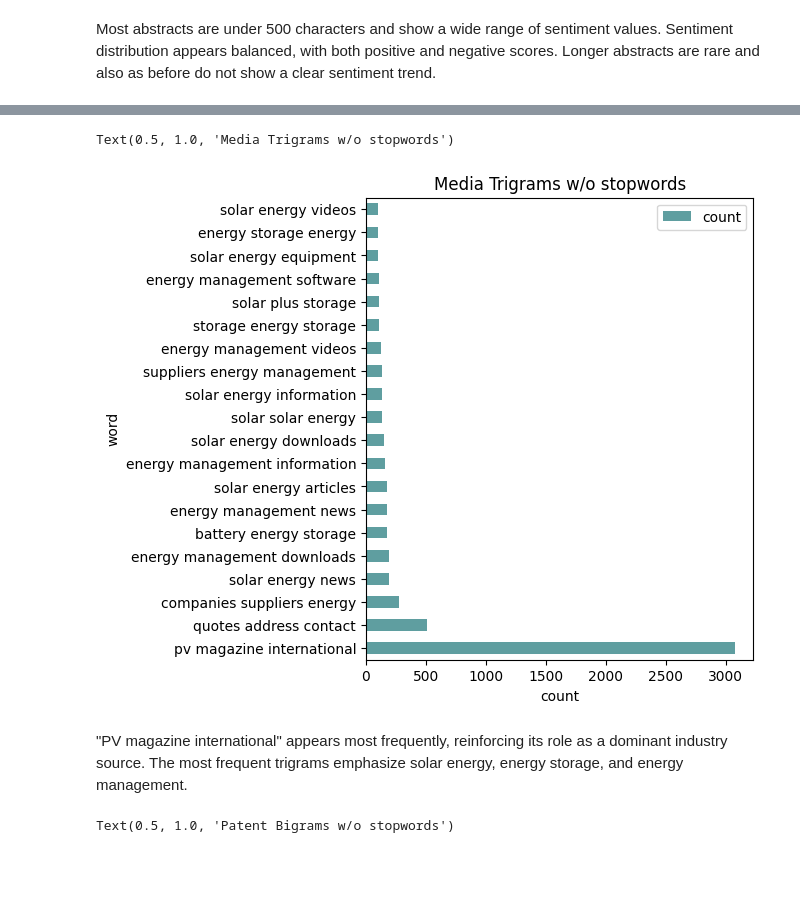
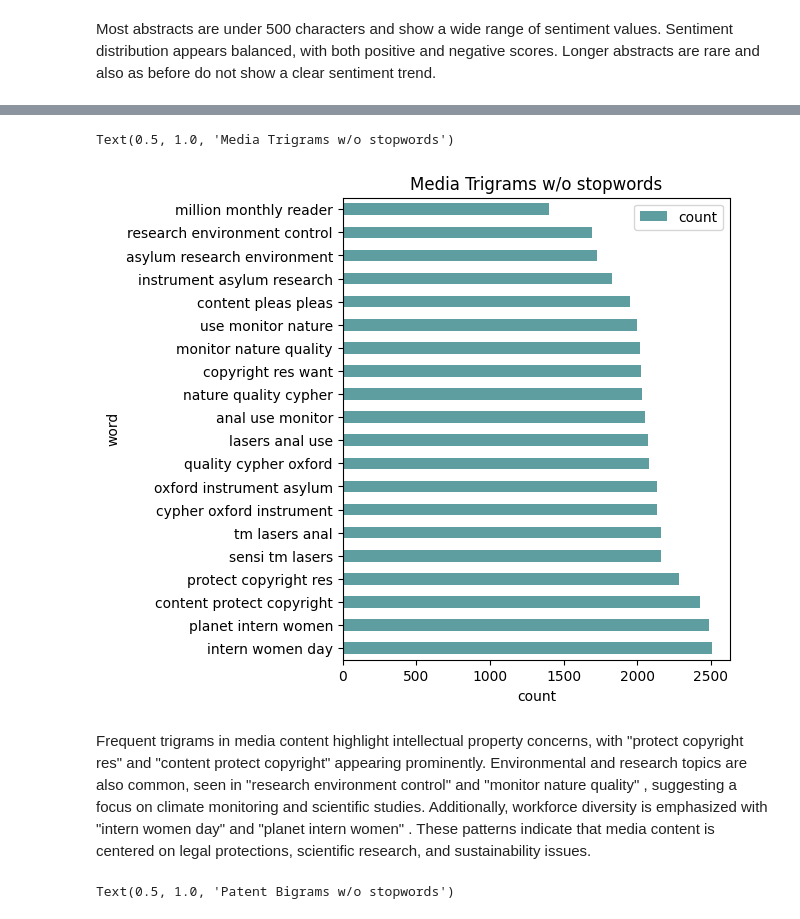
Before and after one commit to cmimholz/computational-language-technology-project, a Jupyter notebook: notebooks/stage1.ipynb, the cells around one changed output, grey strips where cells are left out. Cells and saved outputs as stored; diff of their text form; code cells hidden in the pictures; blank space fills up the shorter version.

```diff
--- a/notebooks/stage1.ipynb
+++ b/notebooks/stage1.ipynb
@@ -823,9 +785,9 @@ The graph illustrates the monthly distribution of patents from January 2022 to S
 # We will add some basic text features to the data
 
 # Add 'Review lenght'
-media_df['title_length'] = media_df['title'].astype(str).apply(len)
+media_df['content_length'] = media_df['content'].astype(str).apply(len)
 # Add simple token count
-media_df['number_tokens'] = media_df['title'].apply(lambda x: len(str(x).split()))
+media_df['number_tokens'] = media_df['content'].apply(lambda x: len(str(x).split()))
 
 # Add 'Review lenght'
 patent_df['abrtract_length'] = patent_df['abstract'].astype(str).apply(len)
@@ -1009,23 +971,23 @@ The most common bigrams highlight key topics like solar energy, energy storage,
 # %%
 def get_top_n_trigram(corpus, n=None):
     vec = CountVectorizer(ngram_range=(3, 3), stop_words='english').fit(corpus)
     bag_of_words = vec.transform(corpus)
     sum_words = bag_of_words.sum(axis=0)
     words_freq = [(word, sum_words[0, idx]) for word, idx in vec.vocabulary_.items()]
     words_freq =sorted(words_freq, key = lambda x: x[1], reverse=True)
     return words_freq[:n]
-common_words = get_top_n_trigram(media_df['title'], 20)
+common_words = get_top_n_trigram(media_df.dropna(subset=['content'])['content'], 20)
 trigrams = pd.DataFrame(common_words, columns = ['word' , 'count'])
 
 trigrams.plot(kind='barh', x='word', color='cadetblue', width=0.5, figsize=(5,6))
 plt.xlabel('count')
 plt.ylabel('word')
 plt.title('Media Trigrams w/o stopwords')
 # %% [output]
 Text(0.5, 1.0, 'Media Trigrams w/o stopwords')
-[figure, old version]
+[figure, new version]
-# %% [markdown]
-"PV magazine international" appears most frequently, reinforcing its role as a dominant industry source. The most frequent trigrams emphasize solar energy, energy storage, and energy management.
+# %% [markdown]
+Frequent trigrams in media content highlight intellectual property concerns, with "protect copyright res" and "content protect copyright"  appearing prominently. Environmental and research topics are also common, seen in "research environment control" and "monitor nature quality" , suggesting a focus on climate monitoring and scientific studies. Additionally, workforce diversity is emphasized with "intern women day" and "planet intern women" . These patterns indicate that media content is centered on legal protections, scientific research, and sustainability issues.
 # %%
 common_words = get_top_n_bigram(patent_df['abstract'].dropna(), 20)
 bigrams = pd.DataFrame(common_words, columns = ['word' , 'count'])
```
Also changed, not shown: parts of 30 cells of this notebook.
